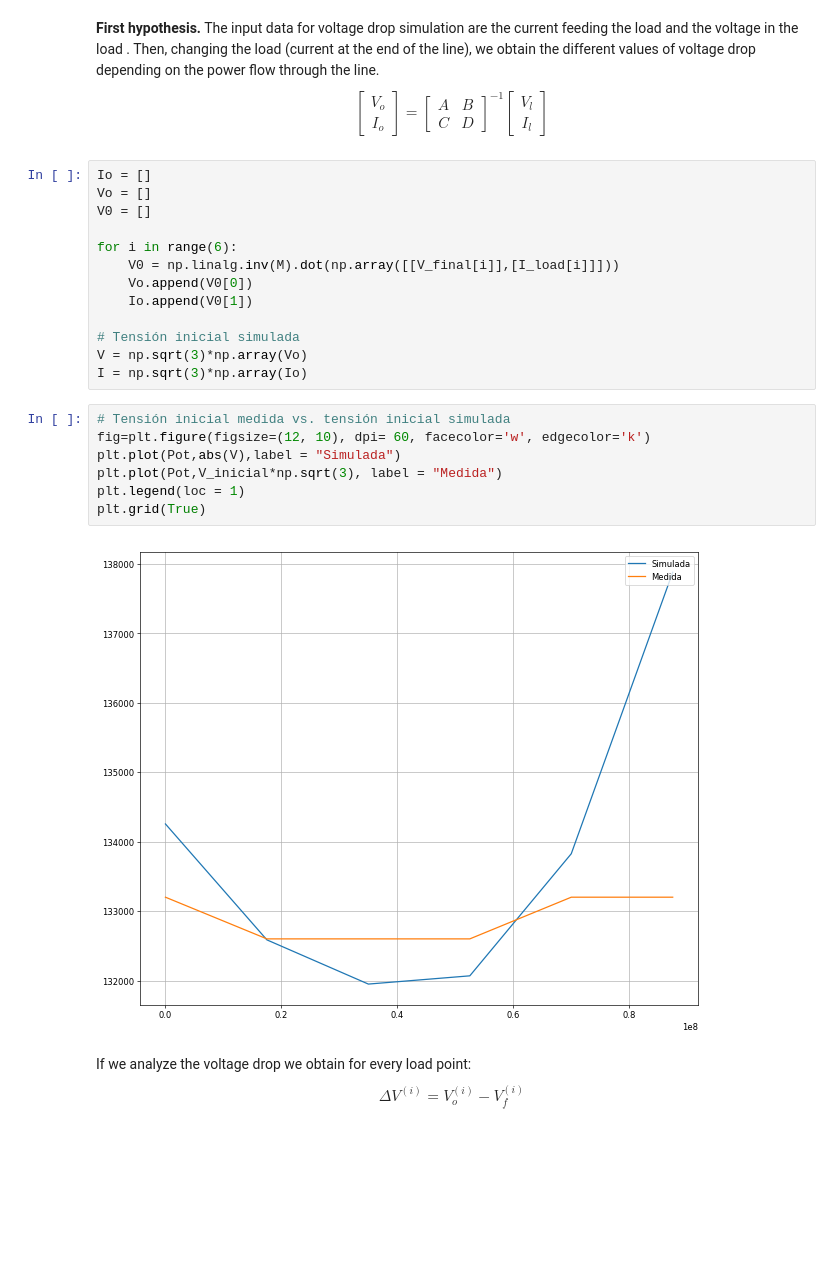
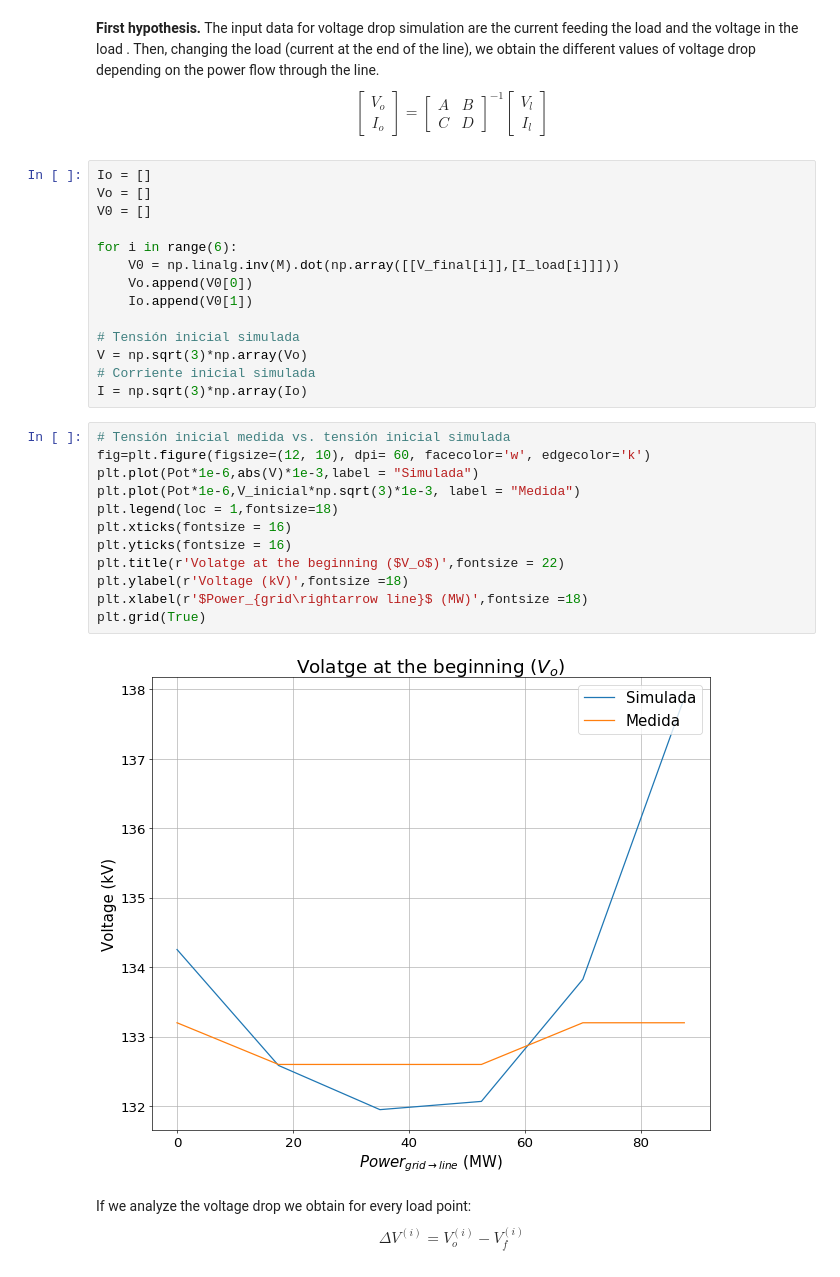
Before and after one commit to ElectricICAI/The-Challenge-of-Future-Energy-Systems, a Jupyter notebook: presentation.ipynb, the cells around one changed output. Drawn from its saved outputs; the diff is of its cells as text; blank space fills up the shorter version.

```diff
--- a/presentation.ipynb
+++ b/presentation.ipynb
@@ -275,16 +280,22 @@ for i in range(6):
 
 # Tensión inicial simulada
 V = np.sqrt(3)*np.array(Vo)
+# Corriente inicial simulada
 I = np.sqrt(3)*np.array(Io)
 # %%
 # Tensión inicial medida vs. tensión inicial simulada
 fig=plt.figure(figsize=(12, 10), dpi= 60, facecolor='w', edgecolor='k')
-plt.plot(Pot,abs(V),label = "Simulada")
-plt.plot(Pot,V_inicial*np.sqrt(3), label = "Medida")
-plt.legend(loc = 1)
+plt.plot(Pot*1e-6,abs(V)*1e-3,label = "Simulada")
+plt.plot(Pot*1e-6,V_inicial*np.sqrt(3)*1e-3, label = "Medida")
+plt.legend(loc = 1,fontsize=18)
+plt.xticks(fontsize = 16)
+plt.yticks(fontsize = 16)
+plt.title(r'Volatge at the beginning ($V_o$)',fontsize = 22)
+plt.ylabel(r'Voltage (kV)',fontsize =18)
+plt.xlabel(r'$Power_{grid\rightarrow line}$ (MW)',fontsize =18)
 plt.grid(True)
 # %% [output]
-[figure, old version]
+[figure, new version]
 # %% [markdown]
 If we analyze the voltage drop we obtain for every load point:
 $$\Delta V^{(i)} = V_o^{(i)}-V_f^{(i)}$$
```
Also changed, not shown: parts of 10 cells of this notebook.
